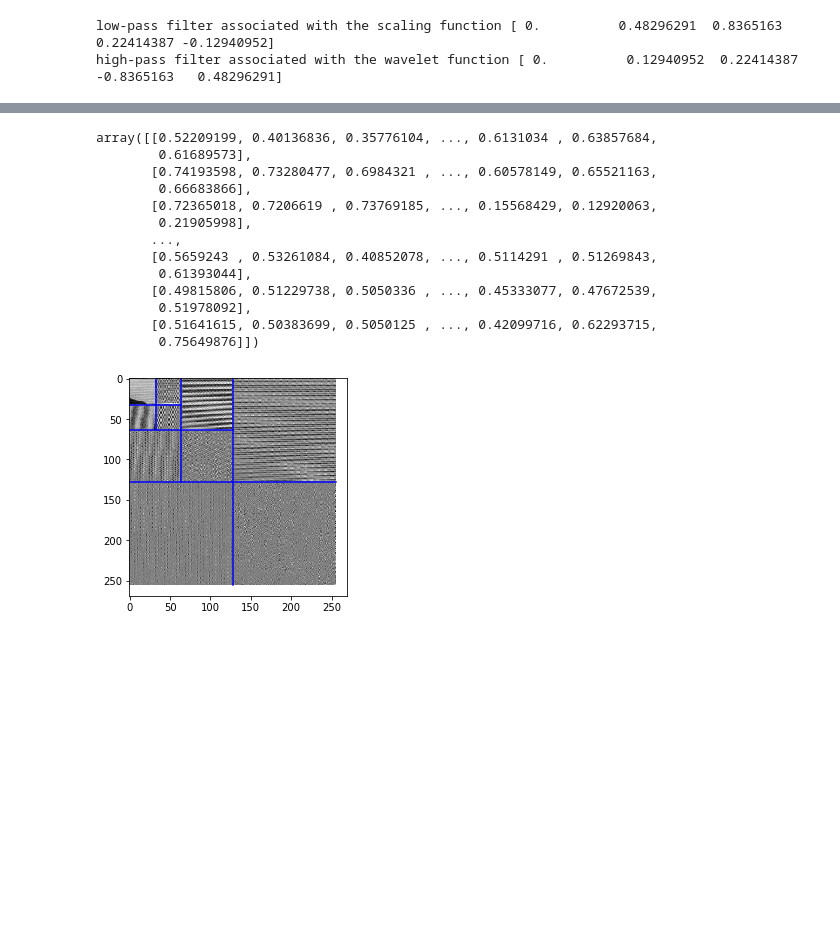
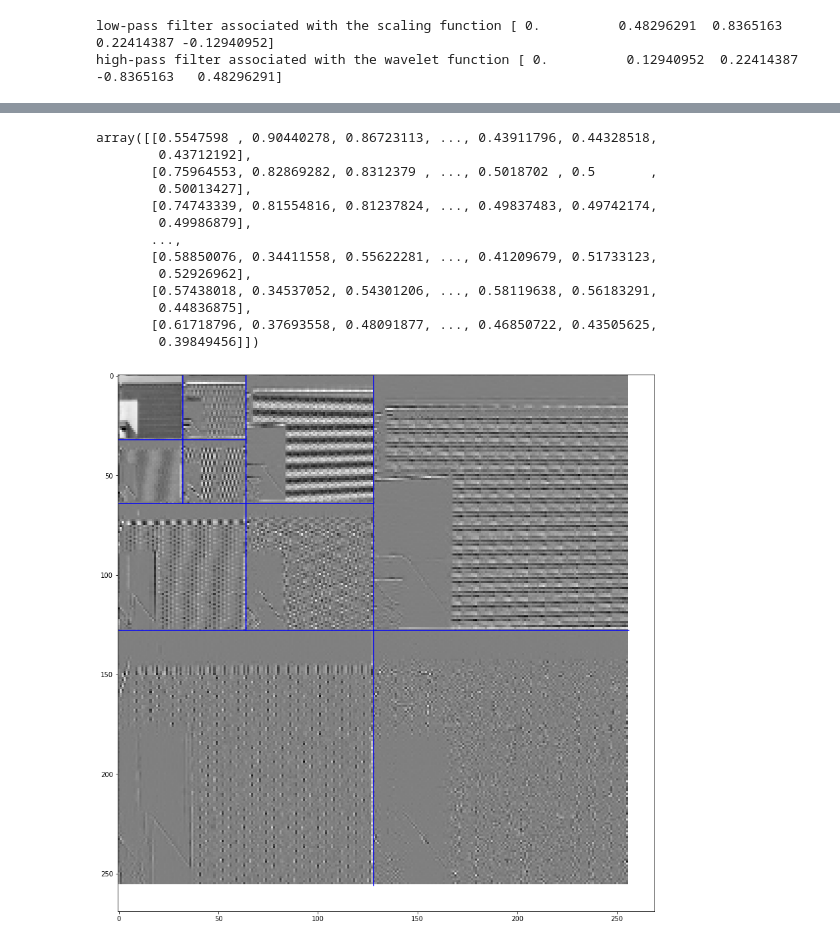
Before and after one commit to Eradan94/JPEG2000, a Jupyter notebook: jpeg2000.ipynb, the cells around one changed output, grey strips where cells are left out. Saved outputs shown, nothing was run; the diff lists cells and outputs as text; code cells hidden in the pictures; blank space fills up the shorter version.

```diff
--- a/jpeg2000.ipynb
+++ b/jpeg2000.ipynb
@@ -42,5 +44,5 @@ plt.imshow(divided[7][1].astype('uint8'))
 # %%
-from PIL import Image
+"""from PIL import Image
 img = Image.open('Moire.jpg')
 img_yuv = img.convert('YCbCr')
 
@@ -51,19 +53,5 @@ plt.subplot(1,2,1)
 cropped_yuv = image[n:n+256,n:n + 256]
 plt.title(" Image " + str(np.shape(cropped_yuv)))
 
-plt.imshow(cropped_yuv)
-# Step 1 : divide in 8x8 matrixes
-divided_yuv = np.array((cropped_yuv.shape[0] // 8) * [(cropped_yuv.shape[1] // 8) * [np.zeros((8, 8, 3))]])
-print(divided_yuv.shape)
-print(cropped_yuv.shape)
-
-for i in range(cropped_yuv.shape[0]):
-    for j in range(cropped_yuv.shape[1]):
-        divided_yuv[i//8][j//8][i % 8][j % 8] = cropped_yuv[i][j]
-        # Step 2 : Normalize : cropped[i][j] - 128
-        #print(i//8, j//8, i % 8, j % 8)
-
-plt.title(" Partitionned image " + str(np.shape(cropped_yuv)))
-plt.subplot(1,2,2)
-plt.imshow(divided_yuv[7][1].astype('uint8'))
+plt.imshow(cropped_yuv)"""
 # %% [output]
@@ -74,12 +59,12 @@ plt.imshow(divided_yuv[7][1].astype('uint8'))
 # %%
-# Step 3 : Convert to YUV
+# Step 2 (useless in the case of grayscaled image) : Convert to YUV
 def RGBtoYUV(px):
     R = px[0]
     G = px[1]
     B = px[2]
-    Y = 0.299*R + 0.587*G + 0.114*B
-    U = -0.14713*R - 0.28886*G + 0.436*B
-    V = 0.615*R - 0.51498*G - 0.10001*B
+    Y = 0.299 * R + 0.587 * G + 0.114 * B
+    U = -0.14713 * R - 0.28886 * G + 0.436 * B
+    V = 0.615*R - 0.51498 * G - 0.10001 * B
 
     return [Y, U, V]
 
@@ -87,9 +72,9 @@ def YUVtoRGB(px):
     Y = px[0];
     U = px[1];
     V = px[2];
-    R = Y + 1.13983*V
-    G = Y - 0.39465*U - 0.58060*V
-    B = Y + 2.03211*U
+    R = Y + 1.13983 * V
+    G = Y - 0.39465 * U - 0.58060 * V
+    B = Y + 2.03211 * U
 
     return [R, G, B]
 
@@ -107,10 +92,10 @@ for i in range(divided.shape[0]):
     for j in range(divided.shape[1]):
         matRGBtoYUV(divided[i][j])
 
-plt.subplot(1, 2, 1)
+"""plt.subplot(1, 2, 1)
 plt.imshow(divided[3][4].astype('uint8'))
 
-"""for i in range(divided.shape[0]):
+for i in range(divided.shape[0]):
     for j in range(divided.shape[1]):
         matYUVtoRGB(divided[i][j])
 plt.subplot(1, 2, 2)
@@ -221,46 +207,47 @@ def rescaleWav(A):
         B = .5 + .5 * A / sup
     return B
 
 def PlotWavelet(wavelet, iterations=1):
     ## Plot the wavelet representation, need to specify the number of iterations (or scales at which the FWT is computed).
     n = wavelet.shape[1]
     Jmax = int(np.log2(n)) - 1
     Jmin = Jmax - iterations + 1
 
     U = wavelet.copy()
     for j in np.arange(Jmax, Jmin - 1, -1):
         U[:2 ** j:,    2 ** j:2 **
             (j + 1):] = rescaleWav(U[:2 ** j:, 2 ** j:2 ** (j + 1):])
         U[2 ** j:2 ** (j + 1):, :2 **
           j:] = rescaleWav(U[2 ** j:2 ** (j + 1):, :2 ** j:])
         U[2 ** j:2 ** (j + 1):, 2 ** j:2 ** (j + 1):] = (
             rescaleWav(U[2 ** j:2 ** (j + 1):, 2 ** j:2 ** (j + 1):]))
     # coarse scale
     U[:2 ** j:, :2 ** j:] = rescale(U[:2 ** j:, :2 ** j:])
     # plot underlying image
+    plt.figure(figsize=(15, 15))
     plt.imshow(U)
     # display crosses
     for j in np.arange(Jmax, Jmin - 1, -1):
         plt.plot([0, 2 ** (j + 1)], [2 ** j, 2 ** j], 'b')
         plt.plot([2 ** j, 2 ** j], [0, 2 ** (j + 1)], 'b')
     return U
 
 PlotWavelet(Wt, it)
 # %% [output]
-array([[0.52209199, 0.40136836, 0.35776104, ..., 0.6131034 , 0.63857684,
-        0.61689573],
-       [0.74193598, 0.73280477, 0.6984321 , ..., 0.60578149, 0.65521163,
-        0.66683866],
-       [0.72365018, 0.7206619 , 0.73769185, ..., 0.15568429, 0.12920063,
-        0.21905998],
+array([[0.5547598 , 0.90440278, 0.86723113, ..., 0.43911796, 0.44328518,
+        0.43712192],
+       [0.75964553, 0.82869282, 0.8312379 , ..., 0.5018702 , 0.5       ,
+        0.50013427],
+       [0.74743339, 0.81554816, 0.81237824, ..., 0.49837483, 0.49742174,
+        0.49986879],
        ...,
-       [0.5659243 , 0.53261084, 0.40852078, ..., 0.5114291 , 0.51269843,
-        0.61393044],
-       [0.49815806, 0.51229738, 0.5050336 , ..., 0.45333077, 0.47672539,
-        0.51978092],
-       [0.51641615, 0.50383699, 0.5050125 , ..., 0.42099716, 0.62293715,
-        0.75649876]])
+       [0.58850076, 0.34411558, 0.55622281, ..., 0.41209679, 0.51733123,
+        0.52926962],
+       [0.57438018, 0.34537052, 0.54301206, ..., 0.58119638, 0.56183291,
+        0.44836875],
+       [0.61718796, 0.37693558, 0.48091877, ..., 0.46850722, 0.43505625,
+        0.39849456]])
-[figure, old version]
+[figure, new version]
 # %% [markdown]
 ## Links
 ### Jpeg 2000
```
Also changed, not shown: parts of 9 cells of this notebook.
